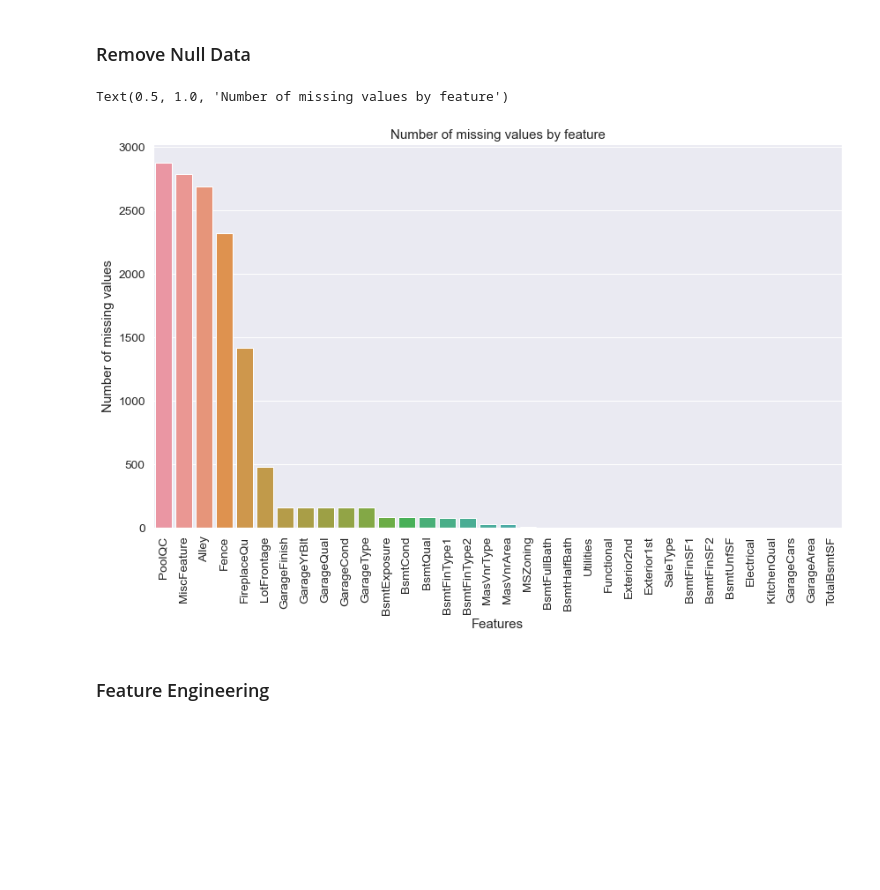
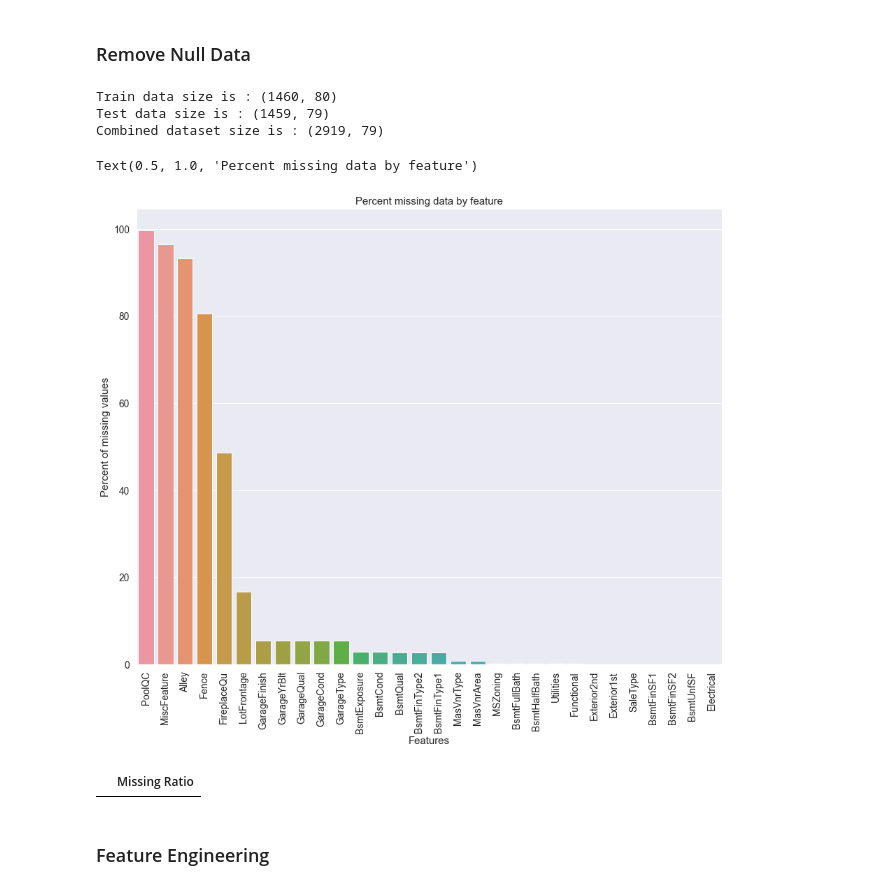
Before and after one commit to sharanyaagarwal/DataScience, a Jupyter notebook: MachineLearning/PredictionData.ipynb, the cells around one changed output. Saved outputs shown, nothing was run; the diff lists cells and outputs as text; code cells hidden in the pictures; blank space fills up the shorter version.

```diff
--- a/MachineLearning/PredictionData.ipynb
+++ b/MachineLearning/PredictionData.ipynb
@@ -161,7 +143,7 @@ plt.ylim(0,800000)
 # %% [markdown]
 ### Area of First Floor Correlation
 # %%
-train = train.drop(train[(train['1stFlrSF']>2600) & (train['SalePrice']<500000)].index).reset_index(drop=True)
+train1stFlr = train.drop(train[(train['1stFlrSF']>2600) & (train['SalePrice']<500000)].index).reset_index(drop=True)
 # %%
 # 1stFlrSF analysis
 plt.figure(figsize=(12,6))
@@ -175,6 +157,6 @@ plt.ylim(0,800000)
 # %% [markdown]
 ### Total Rooms (Above Grade) Correlation
 # %%
-train = train.drop(train[(train['TotRmsAbvGrd']>11) & (train['SalePrice']<300000)].index).reset_index(drop=True)
+trainTotRms = train.drop(train[(train['TotRmsAbvGrd']>11) & (train['SalePrice']<300000)].index).reset_index(drop=True)
 # %%
 # TotRmsAbvGrd analysis
@@ -207,7 +189,7 @@ plt.xticks(rotation=90);
 # %% [markdown]
 ### Total Basement Square Feet Correlation
 # %%
-train = train.drop(train[(train['TotalBsmtSF']>2500) & (train['SalePrice']<600000)].index).reset_index(drop=True)
+trainTotalBsmt = train.drop(train[(train['TotalBsmtSF']>2500) & (train['SalePrice']<600000)].index).reset_index(drop=True)
 # %%
 # TotalBsmtSF analysis
 plt.figure(figsize=(12,6))
@@ -222,26 +204,32 @@ plt.ylim(0,800000)
 # Clean up the Data
 # %% [markdown]
 ### Remove Null Data
+# %%
+size_of_train = train.shape[0]
+size_of_test = test.shape[0]
+sale_price_train = train.SalePrice.values
+total_data = pd.concat((train, test)).reset_index(drop=True)
+total_data.drop(['SalePrice'], axis=1, inplace=True)
+print("Train data size is : {}".format(train.shape))
+print("Test data size is : {}".format(test.shape))
+print("Combined dataset size is : {}".format(total_data.shape))
+# %% [output]
+Train data size is : (1460, 80)
+Test data size is : (1459, 79)
+Combined dataset size is : (2919, 79)
 # %%
-size_of_train = train.shape[0]
-size_of_test = test.shape[0]
-sale_price_train = train.SalePrice.values
-
-total_data = pd.concat([train, test]).reset_index(drop=True)
-total_data.drop(['SalePrice'], axis=1, inplace=True)
-
-allmissingdata = (total_data.isnull().sum())
-allmissingdata = allmissingdata.drop(allmissingdata[allmissingdata == 0].index).sort_values(ascending=False)
-missing_data = pd.DataFrame({'Missing Numbers': allmissingdata})
+all_data_na = (total_data.isnull().sum() / len(total_data)) * 100
+all_data_na = all_data_na.drop(all_data_na[all_data_na == 0].index).sort_values(ascending=False)[:30]
+missing_data = pd.DataFrame({'Missing Ratio' :all_data_na})
 missing_data
 
-f, ax = plt.subplots(figsize=(14, 8))
+f, ax = plt.subplots(figsize=(15, 12))
 plt.xticks(rotation='90')
-sns.barplot(x=allmissingdata.index, y=allmissingdata)
+sns.barplot(x=all_data_na.index, y=all_data_na)
 plt.xlabel('Features', fontsize=15)
-plt.ylabel('Number of missing values', fontsize=15)
-plt.title('Number of missing values by feature', fontsize=15)
+plt.ylabel('Percent of missing values', fontsize=15)
+plt.title('Percent missing data by feature', fontsize=15)
 # %% [output]
-Text(0.5, 1.0, 'Number of missing values by feature')
+Text(0.5, 1.0, 'Percent missing data by feature')
-[figure, old version]
+[figure, new version]
 # %%
@@ -294,3 +261,10 @@ total_data['Exterior1st'] = total_data['Exterior1st'].fillna(total_data['Exterio
+# %%
+all_data_na = (total_data.isnull().sum() / len(total_data)) * 100
+all_data_na = all_data_na.drop(all_data_na[all_data_na == 0].index).sort_values(ascending=False)
+missing_data = pd.DataFrame({'Missing Ratio' :all_data_na})
+missing_data.head()
+# %% [output]
+|  | Missing Ratio |
 # %% [markdown]
 ### Feature Engineering
 # %%
```
Also changed, not shown: parts of 48 cells of this notebook, 2 other files.
